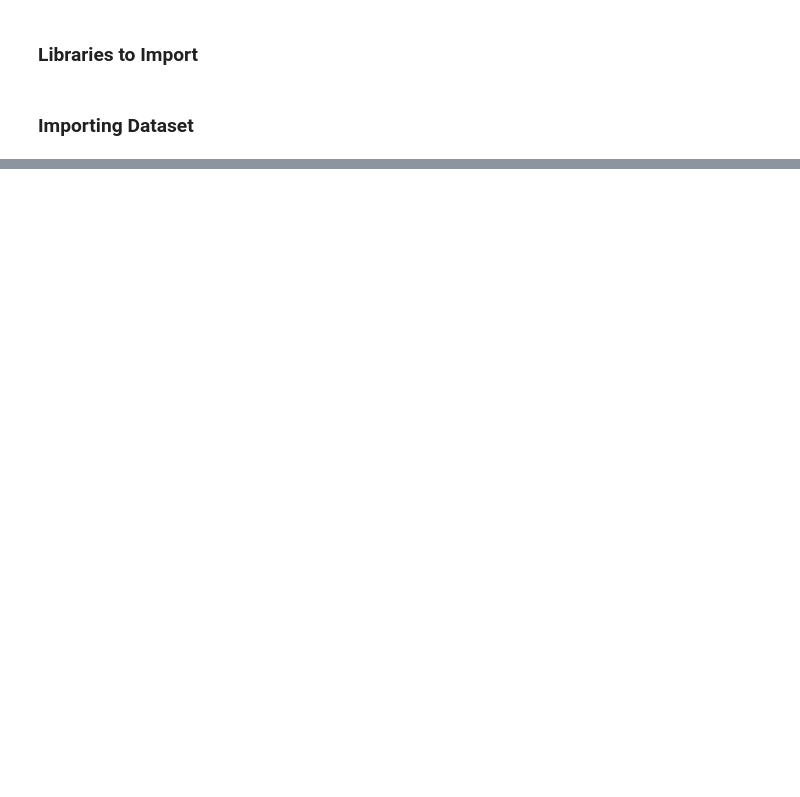
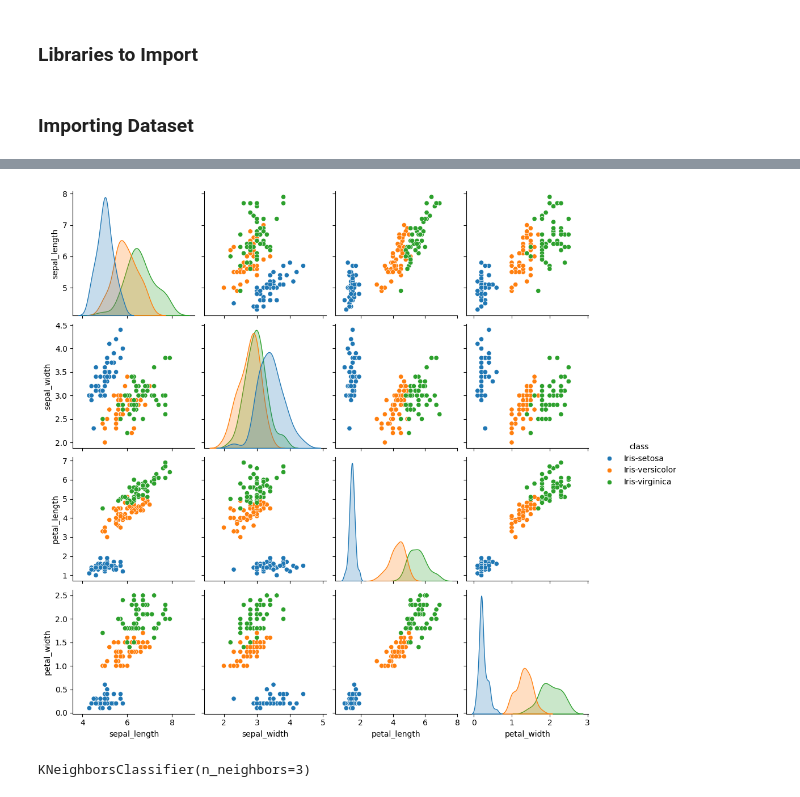
Before and after one commit to BilalA5/Iris-Flower-Classification, a Jupyter notebook: main.ipynb, the cells around one changed output, grey strips where cells are left out. Drawn from its saved outputs; the diff is of its cells as text; code cells hidden in the pictures; blank space fills up the shorter version.

Commit message:
Train Test & Model Prediction

```diff
--- a/main.ipynb
+++ b/main.ipynb
@@ -9,7 +9,3 @@ from sklearn.neighbors import KNeighborsClassifier
 from sklearn.metrics import classification_report, accuracy_score
 # %% [markdown]
 ### Importing Dataset
-# %%
-URL = "https://archive.ics.uci.edu/ml/machine-learning-databases/iris/iris.data"
-COLUMN_NAMES = ['sepal_length', 'sepal_width', 'petal_length', 'petal_width', 'class']
-iris_data = pd.read_csv(URL, names=COLUMN_NAMES)
@@ -17,0 +12,7 @@ URLError: <urlopen error [SSL: CERTIFICATE_VERIFY_FAILED] certificate verify fai
+# %%
+import requests
+from io import StringIO
+
+response = requests.get(URL, verify=False)  # Disable SSL verification
+iris_data = pd.read_csv(StringIO(response.text), names=COLUMN_NAMES)
+#iris_data.head()
@@ -17,0 +26,13 @@ URLError: <urlopen error [SSL: CERTIFICATE_VERIFY_FAILED] certificate verify fai
+# %%
+sns.pairplot(iris_data, hue='class')
+plt.show()
+# %% [output]
+[figure, added]
+# %%
+x = iris_data.drop('class', axis = 1)
+y = iris_data['class']
+x_train, x_test, y_train, y_test = train_test_split(x, y, test_size=0.3, random_state=42)
+knn = KNeighborsClassifier(n_neighbors = 3)
+knn.fit(x_train, y_train)
+# %% [output]
+KNeighborsClassifier(n_neighbors=3)
```
Also changed, not shown: parts of 4 cells of this notebook.
